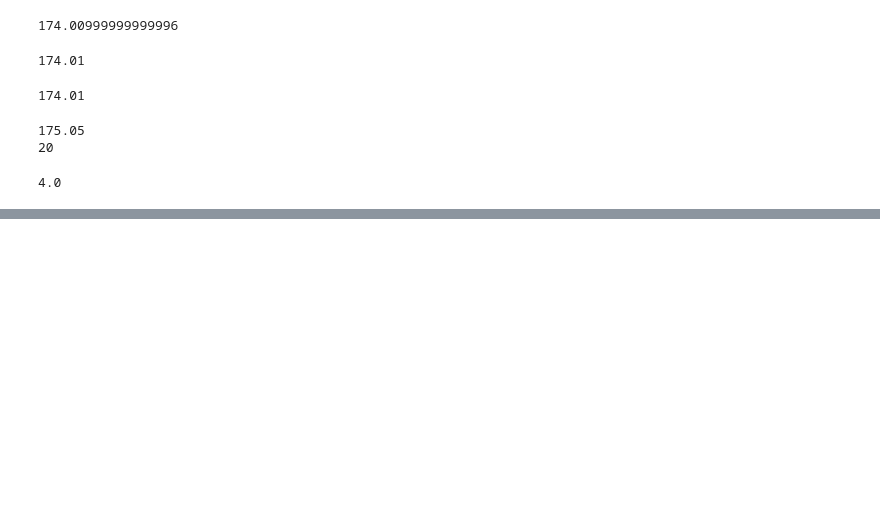
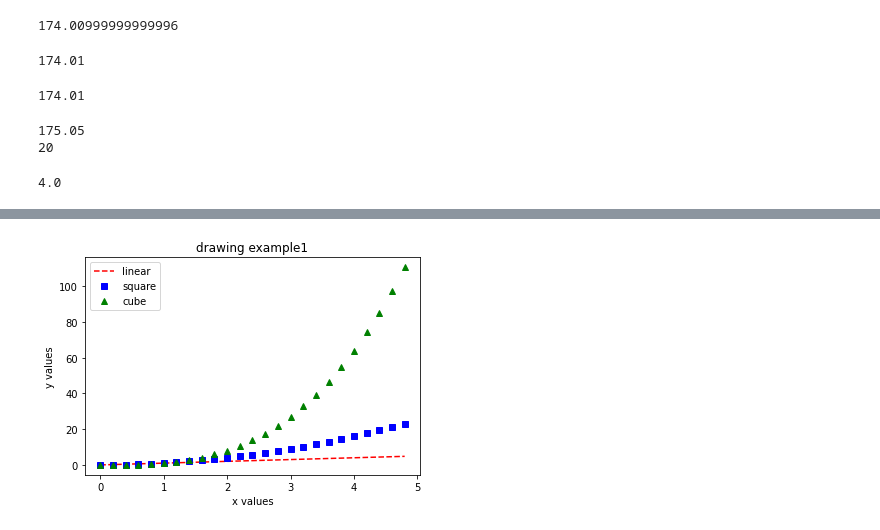
Before and after one commit to Yuta-141/python_statistics, a Jupyter notebook: chapter03.ipynb, the cells around one changed output, grey strips where cells are left out. Cells and saved outputs as stored; diff of their text form; code cells hidden in the pictures; blank space fills up the shorter version.

```diff
--- a/chapter03.ipynb
+++ b/chapter03.ipynb
@@ -36,0 +104,16 @@ ModuleNotFoundError: No module named 'scipy'
+# %%
+import numpy as np
+import matplotlib.pyplot as plt
+
+t = np.arange(0,5,0.2)
+
+plt.title('drawing example1')
+plt.plot(t,t,'r--',label='linear')
+plt.plot(t,t**2,'bs',label='square')
+plt.plot(t,t**3,'g^',label='cube')
+plt.xlabel('x values')
+plt.ylabel('y values')
+plt.legend()
+plt.show()
+# %% [output]
+[figure, added]
```
Also changed, not shown: parts of 6 cells of this notebook, 1 other file.
